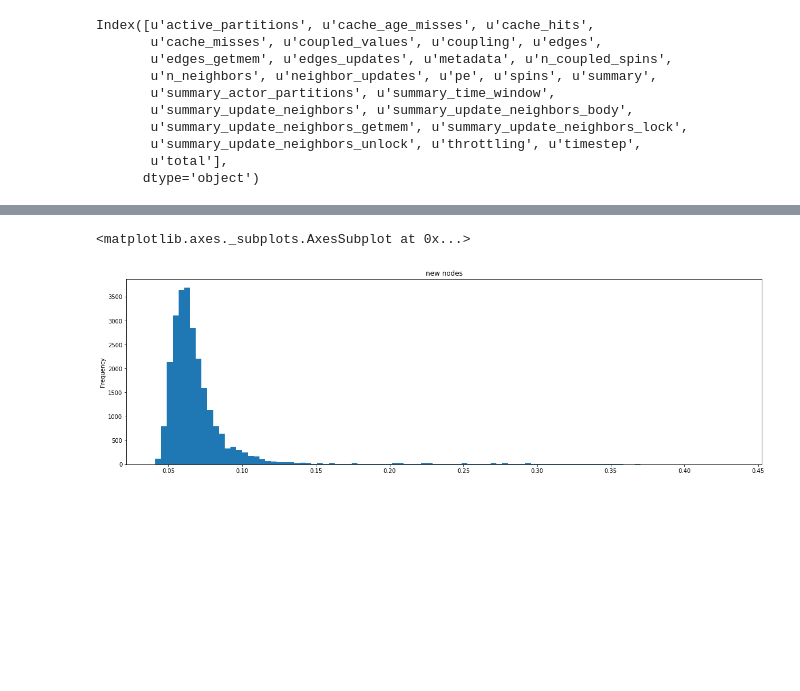
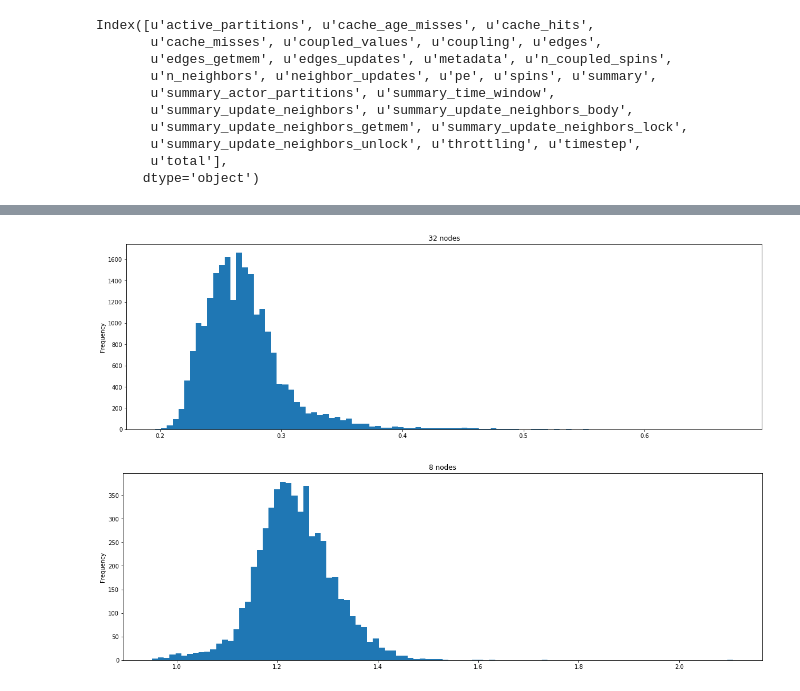
Before and after one commit to agrippa/hoover, a Jupyter notebook: data/analyze-hoover-logs.ipynb, the cells around one changed output, grey strips where cells are left out. Drawn from its saved outputs; the diff is of its cells as text; code cells hidden in the pictures; blank space fills up the shorter version.

```diff
--- a/data/analyze-hoover-logs.ipynb
+++ b/data/analyze-hoover-logs.ipynb
@@ -181,7 +292,8 @@ Index([u'active_partitions', u'cache_age_misses', u'cache_hits',
        u'total'],
       dtype='object')
 # %%
-fig, ax = matplotlib.pyplot.subplots(figsize=(20.0, 6.0))
-dfs['new']['coupling'].plot(kind = 'hist', bins = 100, ax = ax,
+for nnodes in sorted(dfs.keys()):
+    fig, ax = matplotlib.pyplot.subplots(figsize=(20.0, 6.0))
+    dfs[nnodes]['coupling'].plot(kind = 'hist', bins = 100, ax = ax,
                             title = str(nnodes) + ' nodes', logy = True)
 # %% [output]
@@ -190,5 +302,6 @@ dfs['new']['coupling'].plot(kind = 'hist', bins = 100, ax = ax,
 # %%
-fig, ax = matplotlib.pyplot.subplots(figsize=(20.0, 6.0))
-dfs['new']['n_coupled_spins'].plot(kind = 'hist', bins = 100, ax = ax,
-                            title = str(nnodes) + ' nodes', logy = True)
+for nnodes in sorted(dfs.keys()):
+    fig, ax = matplotlib.pyplot.subplots(figsize=(20.0, 6.0))
+    dfs[nnodes]['n_coupled_spins'].plot(kind = 'hist', bins = 100, ax = ax,
+                                title = str(nnodes) + ' nodes', logy = True)
 # %% [output]
@@ -218,5 +331,6 @@ dfs['new'].sort_values(by = 'coupling', ascending = False)
 # %%
-fig, ax = matplotlib.pyplot.subplots(figsize=(20.0, 6.0))
-dfs['new']['coupled_values'].plot(kind = 'hist', bins = 100, ax = ax,
-                            title = str(nnodes) + ' nodes')
+for nnodes in sorted(dfs.keys()):
+    fig, ax = matplotlib.pyplot.subplots(figsize=(20.0, 6.0))
+    dfs[nnodes]['coupled_values'].plot(kind = 'hist', bins = 100, ax = ax,
+                                title = str(nnodes) + ' nodes')
 # %% [output]
@@ -225,5 +339,6 @@ dfs['new']['coupled_values'].plot(kind = 'hist', bins = 100, ax = ax,
 # %%
-fig, ax = matplotlib.pyplot.subplots(figsize=(20.0, 6.0))
-dfs['new']['throttling'].plot(kind = 'hist', bins = 100, ax = ax,
-                            title = str(nnodes) + ' nodes', logy = True)
+for nnodes in sorted(dfs.keys()):
+    fig, ax = matplotlib.pyplot.subplots(figsize=(20.0, 6.0))
+    dfs[nnodes]['throttling'].plot(kind = 'hist', bins = 100, ax = ax,
+                                title = str(nnodes) + ' nodes', logy = True)
 # %% [output]
@@ -271,10 +383,11 @@ array([ 96,  97,  98,  99, 100, 101, 102, 103, 104, 105, 106, 107, 108,
 # %%
-fig, ax = matplotlib.pyplot.subplots(figsize=(20.0, 6.0))
-dfs['new']['neighbor_updates'].plot(kind = 'hist', bins = 100, ax = ax,
-                            title = str(nnodes) + ' nodes')
+for nnodes in sorted(dfs.keys()):
+    fig, ax = matplotlib.pyplot.subplots(figsize=(20.0, 6.0))
+    dfs[nnodes]['neighbor_updates'].plot(kind = 'hist', bins = 100, ax = ax,
+                                title = str(nnodes) + ' nodes')
 # %% [output]
-<matplotlib.axes._subplots.AxesSubplot at 0x...>
-[figure, old version]
+[figure, new version]
+[figure, added]
 # %%
 dfs['new']['coupling'].min()
 # %%
```
Also changed, not shown: parts of 23 cells of this notebook, 4 other files.
